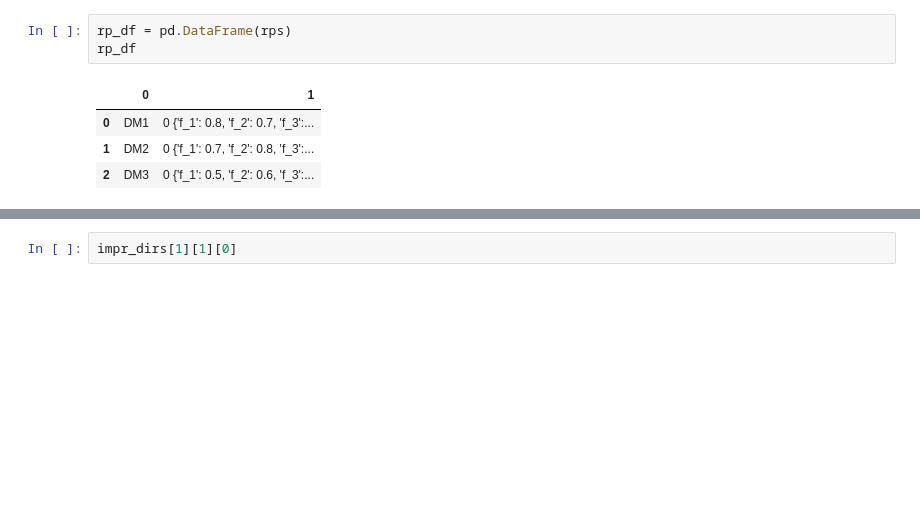
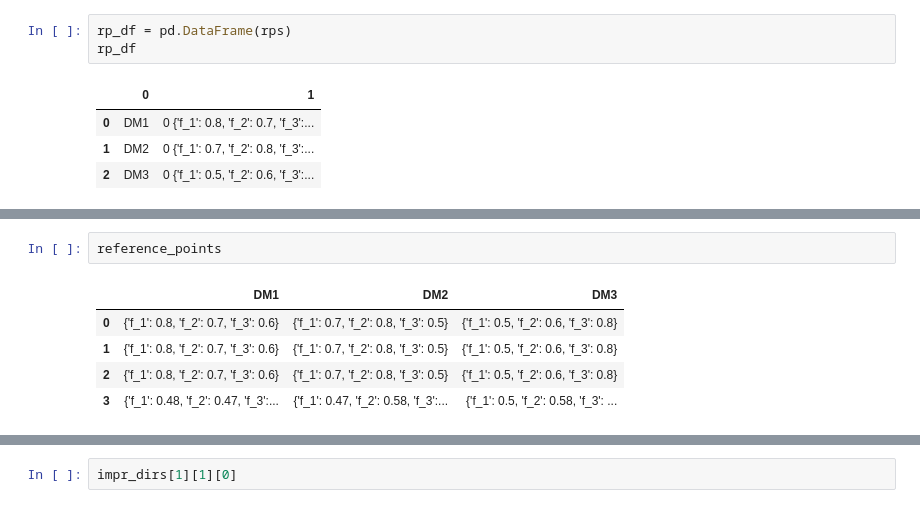
Before and after one commit to jpajasmaa/DESDEO, a Jupyter notebook: desdeo/mcdm/pref_agg_tests.ipynb, the cells around one changed output, grey strips where cells are left out. Cells and saved outputs as stored; diff of their text form; blank space fills up the shorter version.

```diff
--- a/desdeo/mcdm/pref_agg_tests.ipynb
+++ b/desdeo/mcdm/pref_agg_tests.ipynb
@@ -304,0 +370,8 @@ rp_df
+# %%
+reference_points
+# %% [output]
+|  | DM1 | DM2 | DM3 |
+| 0 | {'f_1': 0.8, 'f_2': 0.7, 'f_3': 0.6} | {'f_1': 0.7, 'f_2': 0.8, 'f_3': 0.5} | {'f_1': 0.5, 'f_2': 0.6, 'f_3': 0.8} |
+| 1 | {'f_1': 0.8, 'f_2': 0.7, 'f_3': 0.6} | {'f_1': 0.7, 'f_2': 0.8, 'f_3': 0.5} | {'f_1': 0.5, 'f_2': 0.6, 'f_3': 0.8} |
+| 2 | {'f_1': 0.8, 'f_2': 0.7, 'f_3': 0.6} | {'f_1': 0.7, 'f_2': 0.8, 'f_3': 0.5} | {'f_1': 0.5, 'f_2': 0.6, 'f_3': 0.8} |
+| 3 | {'f_1': 0.48, 'f_2': 0.47, 'f_3':... | {'f_1': 0.47, 'f_2': 0.58, 'f_3':... | {'f_1': 0.5, 'f_2': 0.58, 'f_3': ... |
```
Also changed, not shown: parts of 35 cells of this notebook, 2 other files.
